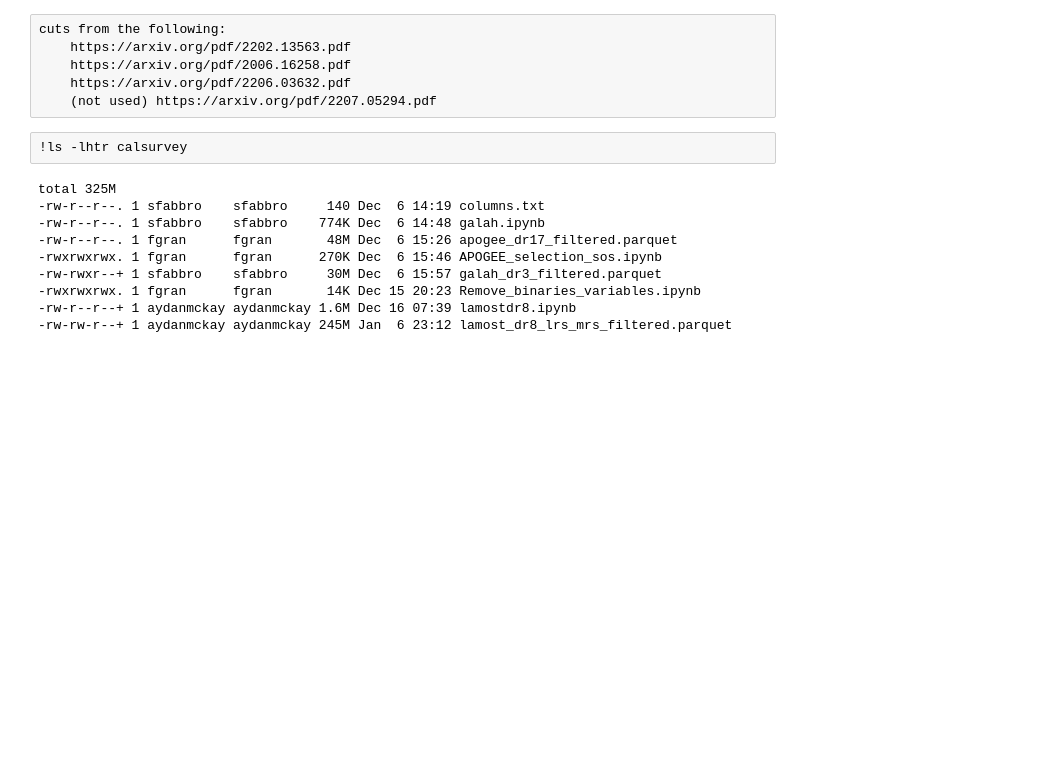
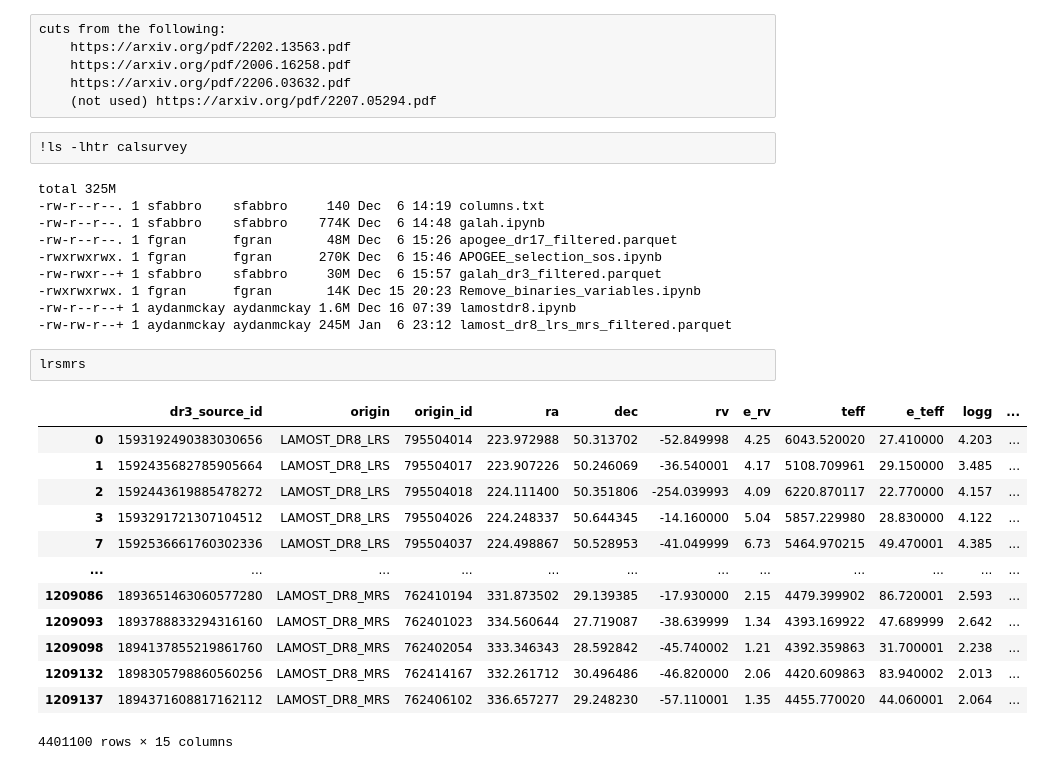
Before and after one commit to aydanmckay/clean-data, a Jupyter notebook: lamostdr8.ipynb, the cells around one changed output. Cells and saved outputs as stored; diff of their text form; blank space fills up the shorter version.

```diff
--- a/lamostdr8.ipynb
+++ b/lamostdr8.ipynb
@@ -261,3 +300,19 @@ total 325M
 -rwxrwxrwx. 1 fgran      fgran       14K Dec 15 20:23 Remove_binaries_variables.ipynb
 -rw-r--r--+ 1 aydanmckay aydanmckay 1.6M Dec 16 07:39 lamostdr8.ipynb
 -rw-rw-r--+ 1 aydanmckay aydanmckay 245M Jan  6 23:12 lamost_dr8_lrs_mrs_filtered.parquet
+# %%
+lrsmrs
+# %% [output]
+|  | dr3_source_id | origin | origin_id | ra | dec | rv | e_rv | teff | e_teff | logg | ... |
+| 0 | 1593192490383030656 | LAMOST_DR8_LRS | 795504014 | 223.972988 | 50.313702 | -52.849998 | 4.25 | 6043.520020 | 27.410000 | 4.203 | ... |
+| 1 | 1592435682785905664 | LAMOST_DR8_LRS | 795504017 | 223.907226 | 50.246069 | -36.540001 | 4.17 | 5108.709961 | 29.150000 | 3.485 | ... |
+| 2 | 1592443619885478272 | LAMOST_DR8_LRS | 795504018 | 224.111400 | 50.351806 | -254.039993 | 4.09 | 6220.870117 | 22.770000 | 4.157 | ... |
+| 3 | 1593291721307104512 | LAMOST_DR8_LRS | 795504026 | 224.248337 | 50.644345 | -14.160000 | 5.04 | 5857.229980 | 28.830000 | 4.122 | ... |
+| 7 | 1592536661760302336 | LAMOST_DR8_LRS | 795504037 | 224.498867 | 50.528953 | -41.049999 | 6.73 | 5464.970215 | 49.470001 | 4.385 | ... |
+| ... | ... | ... | ... | ... | ... | ... | ... | ... | ... | ... | ... |
+| 1209086 | 1893651463060577280 | LAMOST_DR8_MRS | 762410194 | 331.873502 | 29.139385 | -17.930000 | 2.15 | 4479.399902 | 86.720001 | 2.593 | ... |
+| 1209093 | 1893788833294316160 | LAMOST_DR8_MRS | 762401023 | 334.560644 | 27.719087 | -38.639999 | 1.34 | 4393.169922 | 47.689999 | 2.642 | ... |
+| 1209098 | 1894137855219861760 | LAMOST_DR8_MRS | 762402054 | 333.346343 | 28.592842 | -45.740002 | 1.21 | 4392.359863 | 31.700001 | 2.238 | ... |
+| 1209132 | 1898305798860560256 | LAMOST_DR8_MRS | 762414167 | 332.261712 | 30.496486 | -46.820000 | 2.06 | 4420.609863 | 83.940002 | 2.013 | ... |
+| 1209137 | 1894371608817162112 | LAMOST_DR8_MRS | 762406102 | 336.657277 | 29.248230 | -57.110001 | 1.35 | 4455.770020 | 44.060001 | 2.064 | ... |
+4401100 rows × 15 columns
```
Also changed, not shown: parts of 3 cells of this notebook, 1 other file.
